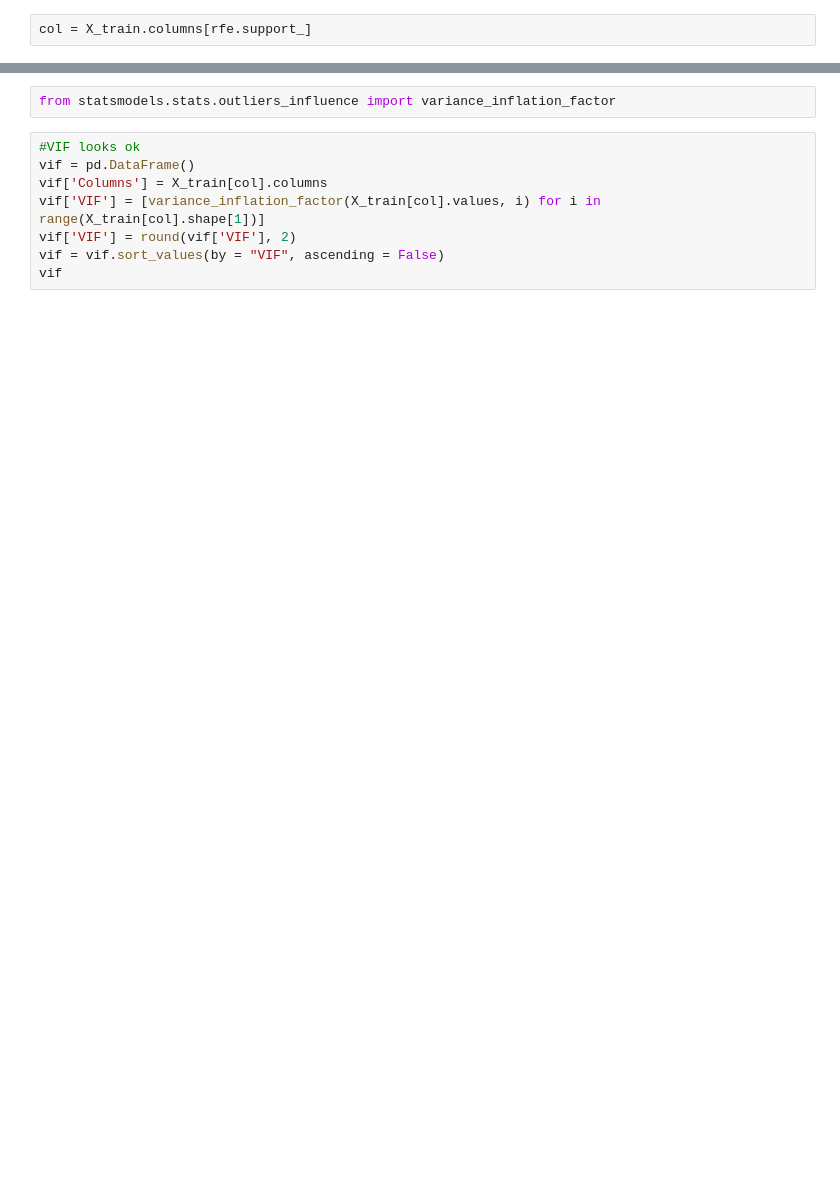
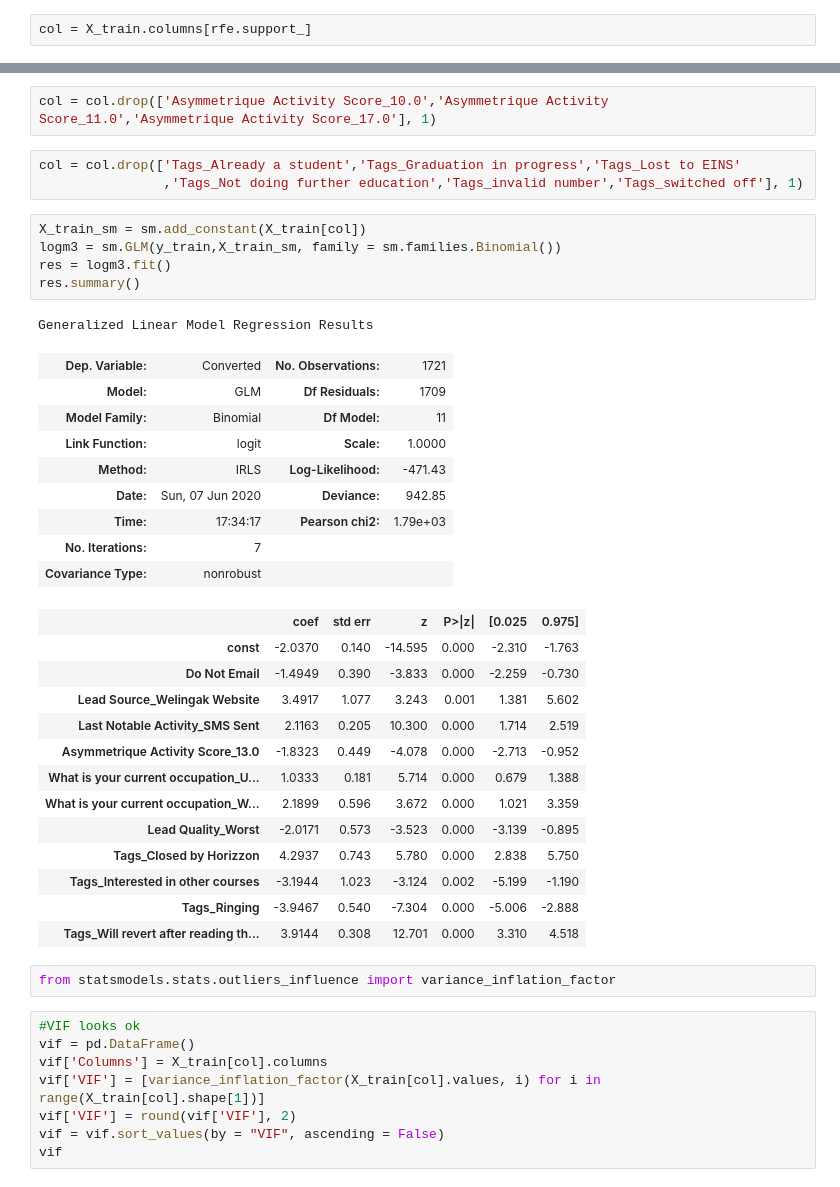
Before and after one commit to PaulButler8/springboard, a Jupyter notebook: Capstone 1/Capstone ML.ipynb, the cells around one changed output, grey strips where cells are left out. Cells and saved outputs as stored; diff of their text form; blank space fills up the shorter version.

```diff
--- a/Capstone 1/Capstone ML.ipynb
+++ b/Capstone 1/Capstone ML.ipynb
@@ -144,3 +138,37 @@ Generalized Linear Model Regression Results
+# %%
+col = col.drop(['Asymmetrique Activity Score_10.0','Asymmetrique Activity Score_11.0','Asymmetrique Activity Score_17.0'], 1)
+# %%
+col = col.drop(['Tags_Already a student','Tags_Graduation in progress','Tags_Lost to EINS'
+                ,'Tags_Not doing further education','Tags_invalid number','Tags_switched off'], 1)
+# %%
+X_train_sm = sm.add_constant(X_train[col])
+logm3 = sm.GLM(y_train,X_train_sm, family = sm.families.Binomial())
+res = logm3.fit()
+res.summary()
+# %% [output]
+Generalized Linear Model Regression Results
+| Dep. Variable: | Converted | No. Observations: | 1721 |
+| Model: | GLM | Df Residuals: | 1709 |
+| Model Family: | Binomial | Df Model: | 11 |
+| Link Function: | logit | Scale: | 1.0000 |
+| Method: | IRLS | Log-Likelihood: | -471.43 |
+| Date: | Sun, 07 Jun 2020 | Deviance: | 942.85 |
+| Time: | 17:34:17 | Pearson chi2: | 1.79e+03 |
+| No. Iterations: | 7 |  |  |
+| Covariance Type: | nonrobust |  |  |
+|  | coef | std err | z | P>|z| | [0.025 | 0.975] |
+| const | -2.0370 | 0.140 | -14.595 | 0.000 | -2.310 | -1.763 |
+| Do Not Email | -1.4949 | 0.390 | -3.833 | 0.000 | -2.259 | -0.730 |
+| Lead Source_Welingak Website | 3.4917 | 1.077 | 3.243 | 0.001 | 1.381 | 5.602 |
+| Last Notable Activity_SMS Sent | 2.1163 | 0.205 | 10.300 | 0.000 | 1.714 | 2.519 |
+| Asymmetrique Activity Score_13.0 | -1.8323 | 0.449 | -4.078 | 0.000 | -2.713 | -0.952 |
+| What is your current occupation_U... | 1.0333 | 0.181 | 5.714 | 0.000 | 0.679 | 1.388 |
+| What is your current occupation_W... | 2.1899 | 0.596 | 3.672 | 0.000 | 1.021 | 3.359 |
+| Lead Quality_Worst | -2.0171 | 0.573 | -3.523 | 0.000 | -3.139 | -0.895 |
+| Tags_Closed by Horizzon | 4.2937 | 0.743 | 5.780 | 0.000 | 2.838 | 5.750 |
+| Tags_Interested in other courses | -3.1944 | 1.023 | -3.124 | 0.002 | -5.199 | -1.190 |
+| Tags_Ringing | -3.9467 | 0.540 | -7.304 | 0.000 | -5.006 | -2.888 |
+| Tags_Will revert after reading th... | 3.9144 | 0.308 | 12.701 | 0.000 | 3.310 | 4.518 |
 # %%
 from statsmodels.stats.outliers_influence import variance_inflation_factor
 # %%
```
Also changed, not shown: parts of 16 cells of this notebook.
